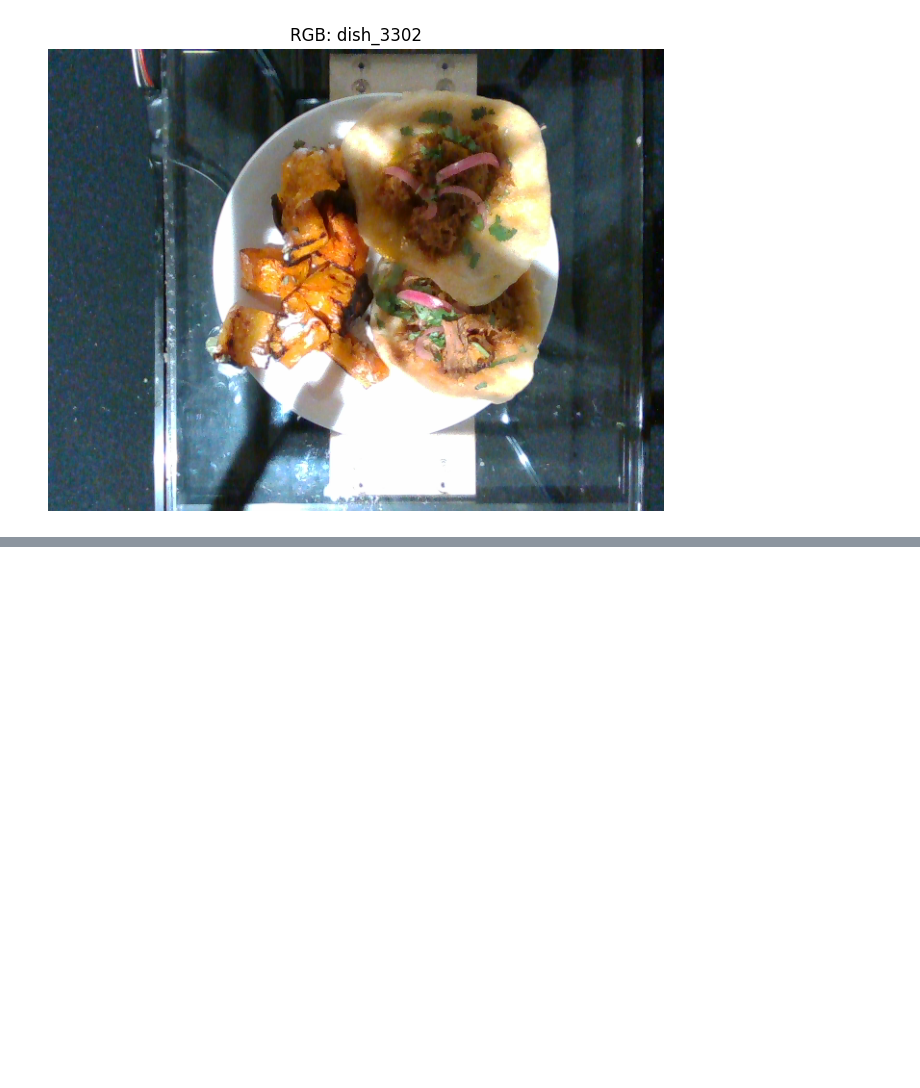
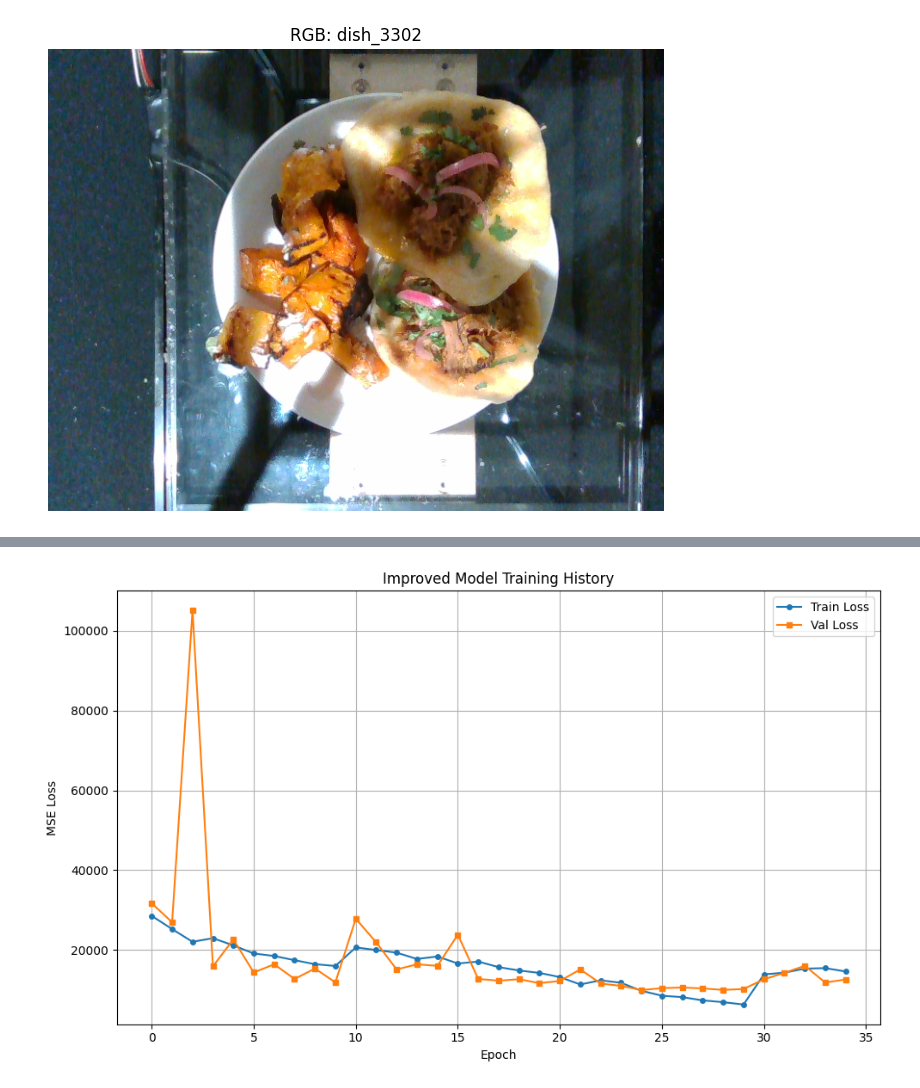
Before and after one commit to WeihaoLi-Tom/CV_PRJ, a Jupyter notebook: main.ipynb, the cells around one changed output, grey strips where cells are left out. Saved outputs shown, nothing was run; the diff lists cells and outputs as text; code cells hidden in the pictures; blank space fills up the shorter version.

```diff
--- a/main.ipynb
+++ b/main.ipynb
@@ -200,0 +318,7 @@ else:
+# %%
+# Training setup
+criterion = nn.MSELoss()
+optimizer = optim.Adam(model_dl.parameters(), lr=1e-3)
+scheduler = optim.lr_scheduler.ReduceLROnPlateau(optimizer, mode='min', patience=2, factor=0.5)
+
+EPOCHS = 50
@@ -200,0 +534,13 @@ else:
+# %%
+# Training setup for improved model
+criterion_improved = nn.MSELoss()
+optimizer_improved = optim.AdamW(model_improved.parameters(), lr=1e-3, weight_decay=1e-4)
+scheduler_improved = optim.lr_scheduler.CosineAnnealingWarmRestarts(optimizer_improved, T_0=10, T_mult=2)
+
+EPOCHS_IMPROVED = 60
+
+# Track training history
+train_losses = []
+val_losses = []
+
+print("Training setup complete")
@@ -200,0 +623,17 @@ else:
+# %%
+# Plot training history
+fig, ax = plt.subplots(1, 1, figsize=(10, 6))
+ax.plot(train_losses, label='Train Loss', marker='o', markersize=4)
+ax.plot(val_losses, label='Val Loss', marker='s', markersize=4)
+ax.set_xlabel('Epoch')
+ax.set_ylabel('MSE Loss')
+ax.set_title('Improved Model Training History')
+ax.legend()
+ax.grid(True)
+plt.tight_layout()
+plt.show()
+
+print(f"Final Train Loss: {train_losses[-1]:.2f}")
+print(f"Best Val Loss: {best_val_loss:.2f}")
+# %% [output]
+[figure, added]
```
Also changed, not shown: parts of 17 cells of this notebook, 2 other files.
